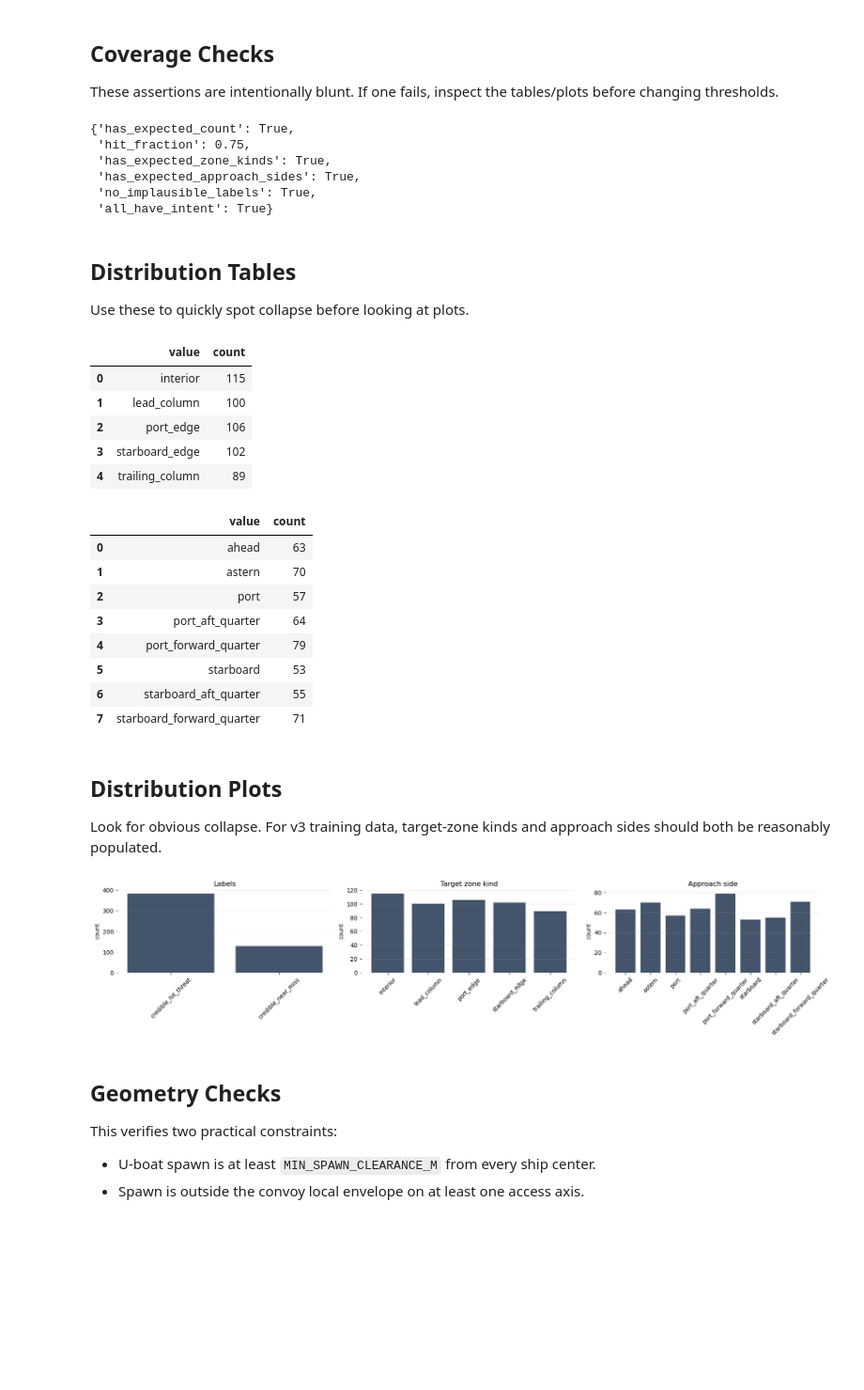
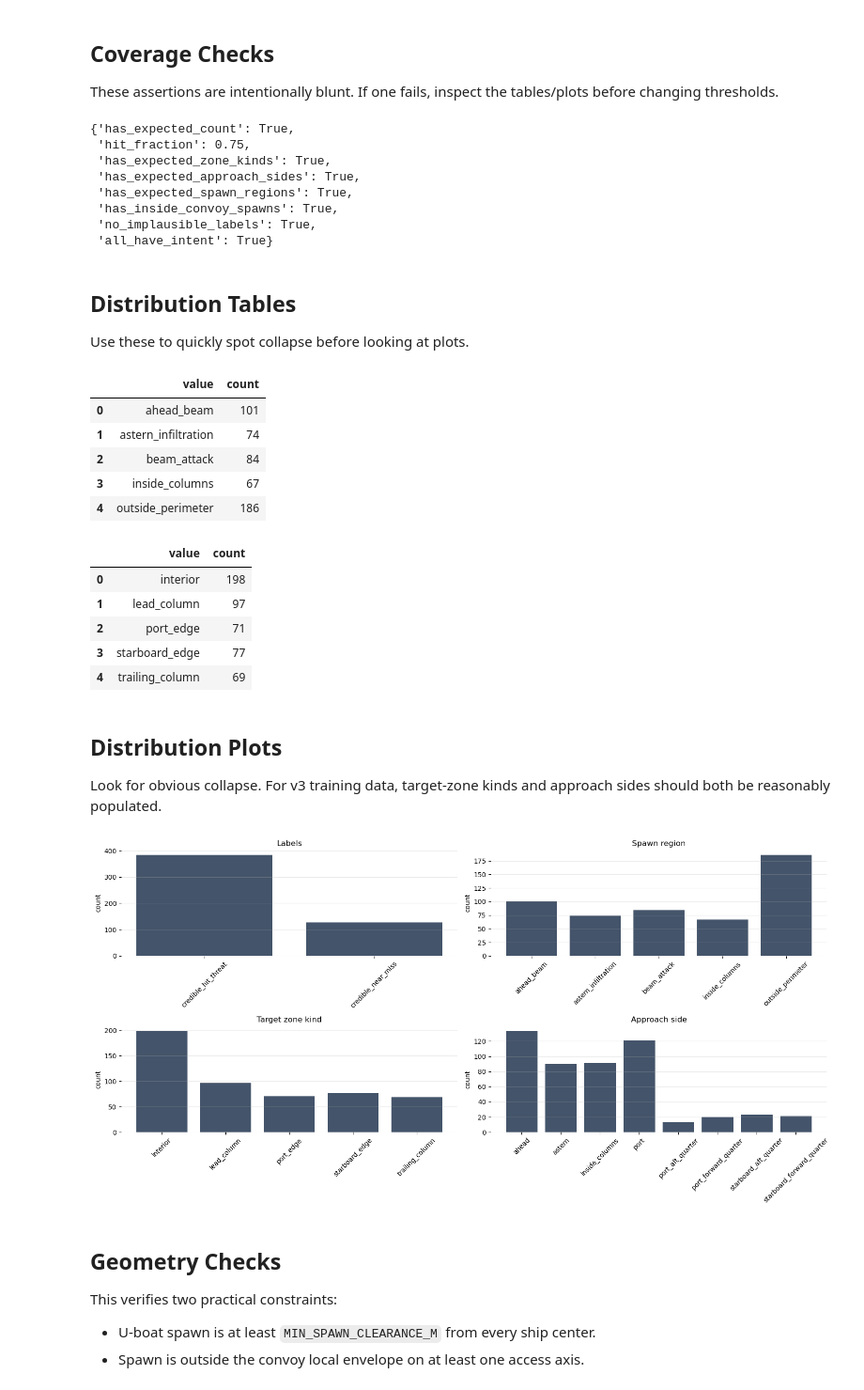
Before and after one commit to MAP9900/Convoy-Layout-Project, a Jupyter notebook: notebooks/profile_generation_tests.ipynb, the cells around one changed output. Shown at 94% size. Drawn from its saved outputs; the diff is of its cells as text; code cells hidden in the pictures; blank space fills up the shorter version.

Commit message:
V4 Profile Data Generation

```diff
--- a/notebooks/profile_generation_tests.ipynb
+++ b/notebooks/profile_generation_tests.ipynb
@@ -64,7 +64,7 @@ PosixPath('/Users/matthewplambeck/Desktop/Convoy Layout Project')
 
 Start with `COUNT = 512` for a fast but meaningful smoke test. Increase to `5000+` only after the small run passes.
 # %%
-MODE = "random_zones"
+MODE = "random_tactical_v4"
 CONVOY_PROFILE = "convoy_layout_1"
 COUNT = 512
 SEED = 1945
@@ -72,11 +72,14 @@ START_INDEX = 1
 
 # Optional export. Leave disabled until the checks below look good.
 WRITE_JSONL = False
-EXPORT_PATH = PROJECT_ROOT / "data/attack_profiles/synthetic/train_random_zones_v3.jsonl"
+EXPORT_PATH = PROJECT_ROOT / "data/attack_profiles/synthetic/train_random_tactical_v4.jsonl"
 
 EXPECTED_HIT_FRACTION = 0.75
-MIN_EXPECTED_ZONE_KINDS = 5
-MIN_EXPECTED_APPROACH_SIDES = 8
+MIN_EXPECTED_ZONE_KINDS = 4
+MIN_EXPECTED_APPROACH_SIDES = 5
+MIN_EXPECTED_SPAWN_REGIONS = 4
+PLOT_COLOR_BY = "spawn_region"
+PLOT_COLOR_TITLE = "Spawn region"
 # %% [markdown]
 ## Helpers
 
@@ -188,12 +193,16 @@ hit_count = int(label_counts.get("credible_hit_threat", 0))
 hit_fraction = hit_count / max(len(flat_rows), 1)
 zone_kind_count = len(value_counts(flat_rows, "target_zone_kind"))
 approach_side_count = len(value_counts(flat_rows, "approach_side"))
+spawn_region_count = len(value_counts(flat_rows, "spawn_region"))
+inside_count = sum(1 for row in flat_rows if bool(row.get("inside_convoy_envelope", False)))
 
 checks = {
     "has_expected_count": len(flat_rows) == COUNT,
     "hit_fraction": hit_fraction,
     "has_expected_zone_kinds": zone_kind_count >= MIN_EXPECTED_ZONE_KINDS,
     "has_expected_approach_sides": approach_side_count >= MIN_EXPECTED_APPROACH_SIDES,
+    "has_expected_spawn_regions": spawn_region_count >= MIN_EXPECTED_SPAWN_REGIONS,
+    "has_inside_convoy_spawns": inside_count > 0,
     "no_implausible_labels": set(label_counts) <= {"credible_hit_threat", "credible_near_miss"},
     "all_have_intent": all("intent" in record for record in records),
 }
@@ -203,6 +212,8 @@ checks
  'hit_fraction': 0.75,
  'has_expected_zone_kinds': True,
  'has_expected_approach_sides': True,
+ 'has_expected_spawn_regions': True,
+ 'has_inside_convoy_spawns': True,
  'no_implausible_labels': True,
  'all_have_intent': True}
 # %%
@@ -220,55 +233,55 @@ Use these to quickly spot collapse before looking at plots.
 distribution_tables = {
     "labels": count_table(value_counts(flat_rows, "suggested_label")),
     "target_zone_kind": count_table(value_counts(flat_rows, "target_zone_kind")),
+    "spawn_region": count_table(value_counts(flat_rows, "spawn_region")),
+    "inside_convoy_envelope": count_table(value_counts(flat_rows, "inside_convoy_envelope")),
     "approach_side": count_table(value_counts(flat_rows, "approach_side")),
     "approach_lane": count_table(value_counts(flat_rows, "approach_lane")),
 }
-distribution_tables["target_zone_kind"]
+distribution_tables["spawn_region"]
 # %% [output]
 |  | value | count |
-| 0 | interior | 115 |
-| 1 | lead_column | 100 |
-| 2 | port_edge | 106 |
-| 3 | starboard_edge | 102 |
-| 4 | trailing_column | 89 |
+| 0 | ahead_beam | 101 |
+| 1 | astern_infiltration | 74 |
+| 2 | beam_attack | 84 |
+| 3 | inside_columns | 67 |
+| 4 | outside_perimeter | 186 |
 # %%
-distribution_tables["approach_side"]
+distribution_tables["target_zone_kind"]
 # %% [output]
 |  | value | count |
-| 0 | ahead | 63 |
-| 1 | astern | 70 |
-| 2 | port | 57 |
-| 3 | port_aft_quarter | 64 |
-| 4 | port_forward_quarter | 79 |
-| 5 | starboard | 53 |
-| 6 | starboard_aft_quarter | 55 |
-| 7 | starboard_forward_quarter | 71 |
+| 0 | interior | 198 |
+| 1 | lead_column | 97 |
+| 2 | port_edge | 71 |
+| 3 | starboard_edge | 77 |
+| 4 | trailing_column | 69 |
 # %% [markdown]
 ## Distribution Plots
 
 Look for obvious collapse. For v3 training data, target-zone kinds and approach sides should both be reasonably populated.
 # %%
-fig, axes = plt.subplots(1, 3, figsize=(18, 4), facecolor="white")
+fig, axes = plt.subplots(2, 2, figsize=(16, 8), facecolor="white")
 plot_specs = [
     ("suggested_label", "Labels"),
+    ("spawn_region", "Spawn region"),
     ("target_zone_kind", "Target zone kind"),
     ("approach_side", "Approach side"),
 ]
-for ax, (column, title) in zip(axes, plot_specs):
+for ax, (column, title) in zip(axes.ravel(), plot_specs):
     counts = value_counts(flat_rows, column)
     labels = sorted(counts)
     ax.bar(labels, [counts[label] for label in labels], color="#44546a")
     ax.set_title(title)
     ax.set_xlabel("")
     ax.set_ylabel("count")
     ax.tick_params(axis="x", rotation=45)
     ax.grid(axis="y", alpha=0.25)
     for spine in ax.spines.values():
         spine.set_visible(False)
 plt.tight_layout()
 plt.show()
 # %% [output]
-[figure, old version]
+[figure, new version]
 # %% [markdown]
 ## Geometry Checks
 
```
Also changed, not shown: parts of 9 cells of this notebook, 9 other files.
